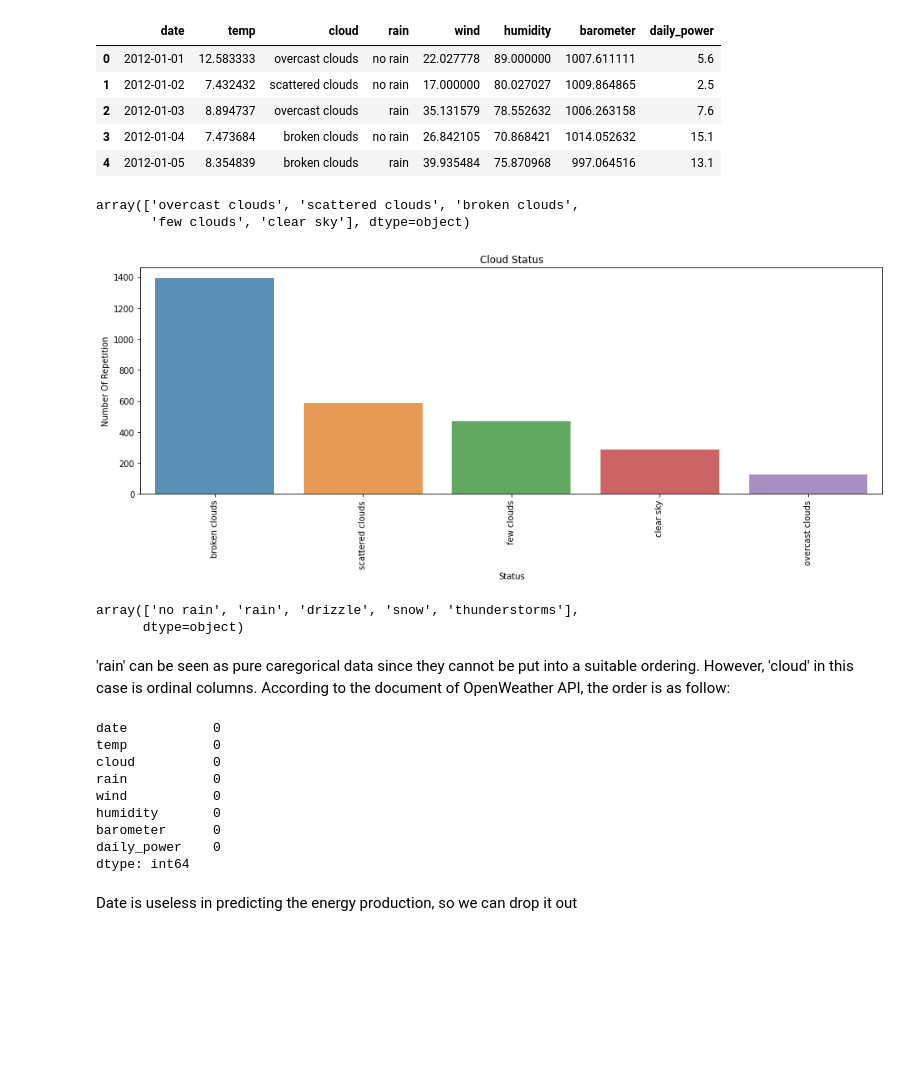
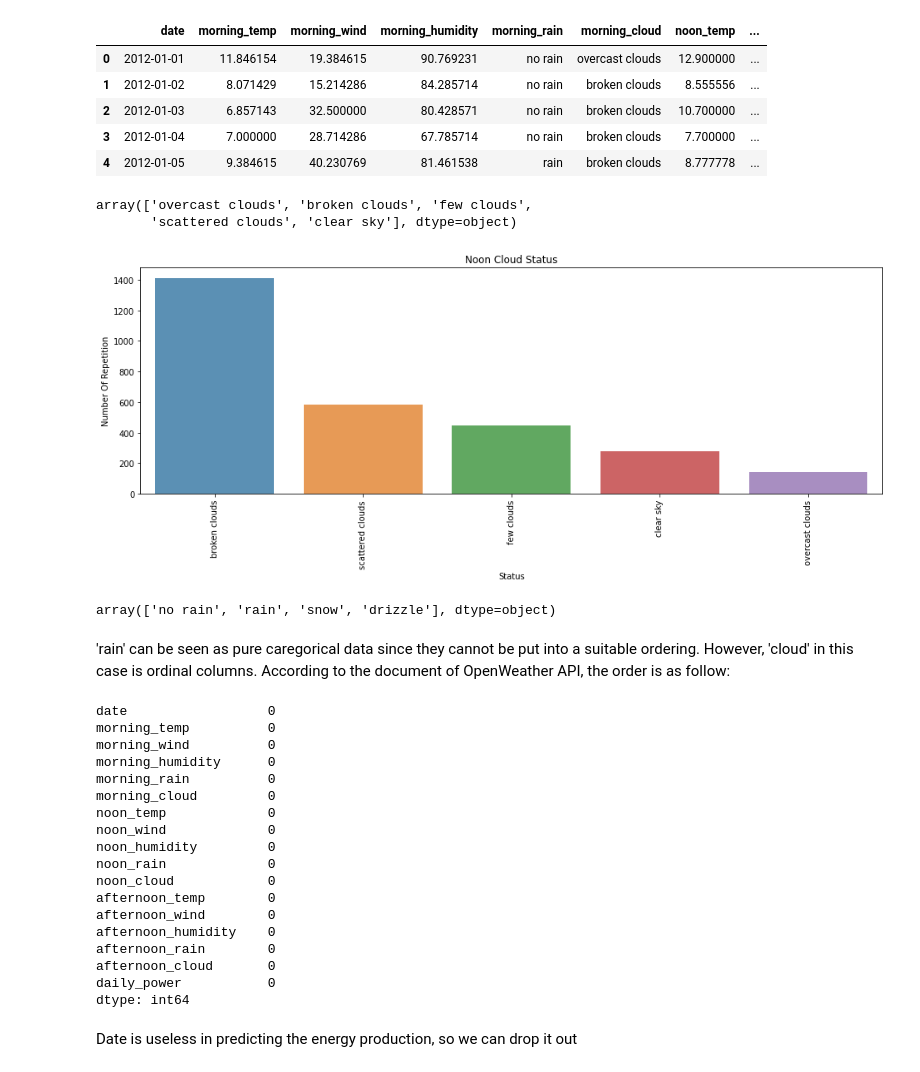
Before and after one commit to MN-Pham/Weather_SolarEnergy_Predictor, a Jupyter notebook: EnergyProduction_LinearRegression.ipynb, the cells around one changed output. Cells and saved outputs as stored; diff of their text form; code cells hidden in the pictures; blank space fills up the shorter version.

Commit message:
Try different way to process data

```diff
--- a/EnergyProduction_LinearRegression.ipynb
+++ b/EnergyProduction_LinearRegression.ipynb
@@ -4,39 +4,38 @@ from fastai.tabular.all import *
 from time import *
 # %%
 path = Path('.')
-df = pd.read_csv(path/'training_data.csv', delimiter=',', engine='python',
+df = pd.read_csv(path/'training_data_v2.csv', delimiter=',', engine='python',
                      header=0)
 # %%
 df.head()
 # %% [output]
-|  | date | temp | cloud | rain | wind | humidity | barometer | daily_power |
-| 0 | 2012-01-01 | 12.583333 | overcast clouds | no rain | 22.027778 | 89.000000 | 1007.611111 | 5.6 |
-| 1 | 2012-01-02 | 7.432432 | scattered clouds | no rain | 17.000000 | 80.027027 | 1009.864865 | 2.5 |
-| 2 | 2012-01-03 | 8.894737 | overcast clouds | rain | 35.131579 | 78.552632 | 1006.263158 | 7.6 |
-| 3 | 2012-01-04 | 7.473684 | broken clouds | no rain | 26.842105 | 70.868421 | 1014.052632 | 15.1 |
-| 4 | 2012-01-05 | 8.354839 | broken clouds | rain | 39.935484 | 75.870968 | 997.064516 | 13.1 |
+|  | date | morning_temp | morning_wind | morning_humidity | morning_rain | morning_cloud | noon_temp | ... |
+| 0 | 2012-01-01 | 11.846154 | 19.384615 | 90.769231 | no rain | overcast clouds | 12.900000 | ... |
+| 1 | 2012-01-02 | 8.071429 | 15.214286 | 84.285714 | no rain | broken clouds | 8.555556 | ... |
+| 2 | 2012-01-03 | 6.857143 | 32.500000 | 80.428571 | no rain | broken clouds | 10.700000 | ... |
+| 3 | 2012-01-04 | 7.000000 | 28.714286 | 67.785714 | no rain | broken clouds | 7.700000 | ... |
+| 4 | 2012-01-05 | 9.384615 | 40.230769 | 81.461538 | rain | broken clouds | 8.777778 | ... |
 # %%
-df['cloud'].unique()
+df['noon_cloud'].unique()
 # %% [output]
-array(['overcast clouds', 'scattered clouds', 'broken clouds',
-       'few clouds', 'clear sky'], dtype=object)
+array(['overcast clouds', 'broken clouds', 'few clouds',
+       'scattered clouds', 'clear sky'], dtype=object)
 # %%
 import seaborn as sns
-weather_counts = df['cloud'].value_counts()
+weather_counts = df['noon_cloud'].value_counts()
 plt.figure(figsize=(16,5))
 sns.barplot(weather_counts.index, weather_counts.values, alpha=0.8)
 plt.xticks(rotation=90)
-plt.title('Cloud Status')
+plt.title('Noon Cloud Status')
 plt.xlabel('Status')
 plt.ylabel('Number Of Repetition')
 plt.show()
 # %% [output]
-[figure, old version]
+[figure, new version]
 # %%
-df['rain'].unique()
+df['noon_rain'].unique()
 # %% [output]
-array(['no rain', 'rain', 'drizzle', 'snow', 'thunderstorms'],
-      dtype=object)
+array(['no rain', 'rain', 'snow', 'drizzle'], dtype=object)
 # %% [markdown]
 'rain' can be seen as pure caregorical data since they cannot be put into a suitable ordering. However, 'cloud' in this case is ordinal columns. According to the document of OpenWeather API, the order is as follow:
 # %%
@@ -45,13 +44,22 @@ cloud_levels = 'overcast clouds', 'broken clouds', 'scattered clouds', 'few clou
 # %%
 df.isna().sum()
 # %% [output]
-date           0
-temp           0
-cloud          0
-rain           0
-wind           0
-humidity       0
-barometer      0
-daily_power    0
+date                  0
+morning_temp          0
+morning_wind          0
+morning_humidity      0
+morning_rain          0
+morning_cloud         0
+noon_temp             0
+noon_wind             0
+noon_humidity         0
+noon_rain             0
+noon_cloud            0
+afternoon_temp        0
+afternoon_wind        0
+afternoon_humidity    0
+afternoon_rain        0
+afternoon_cloud       0
+daily_power           0
 dtype: int64
 # %%
```
Also changed, not shown: parts of 1 cell of this notebook, 3 other files.
